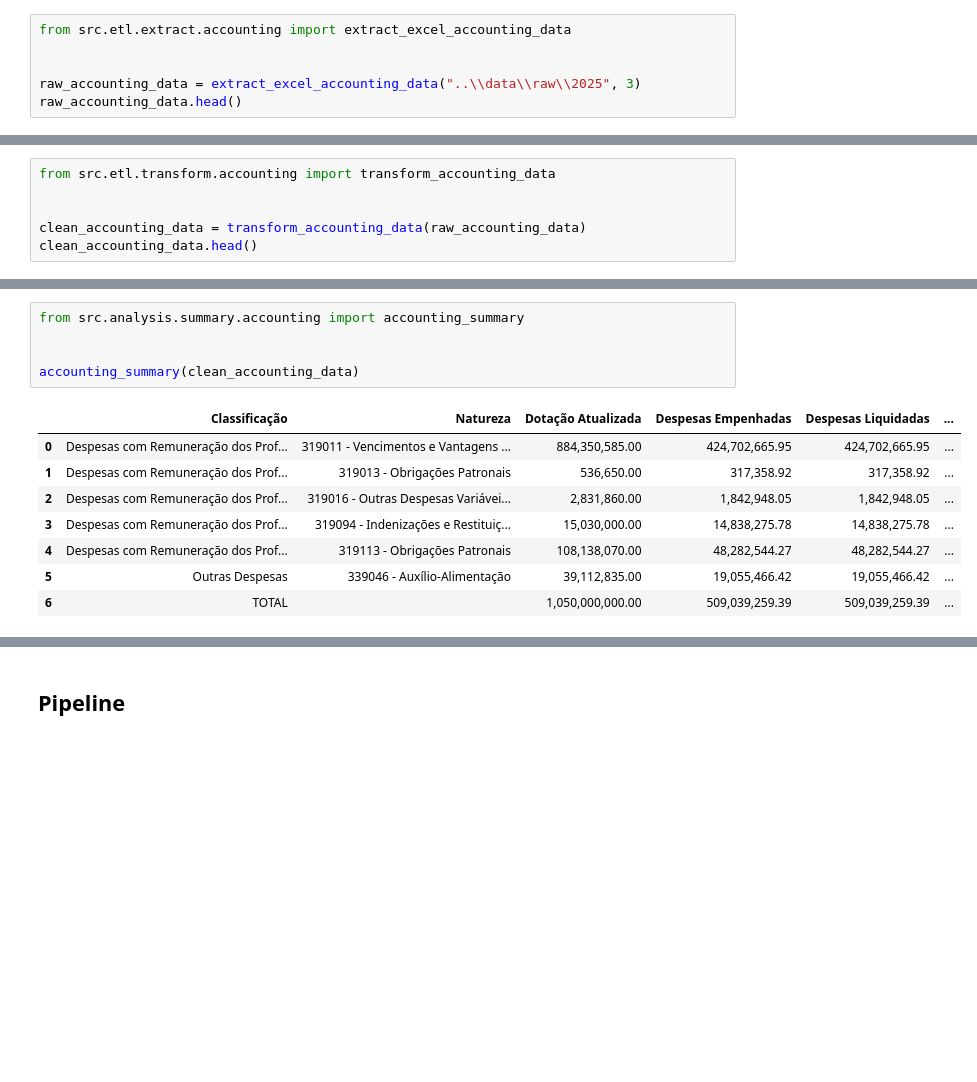
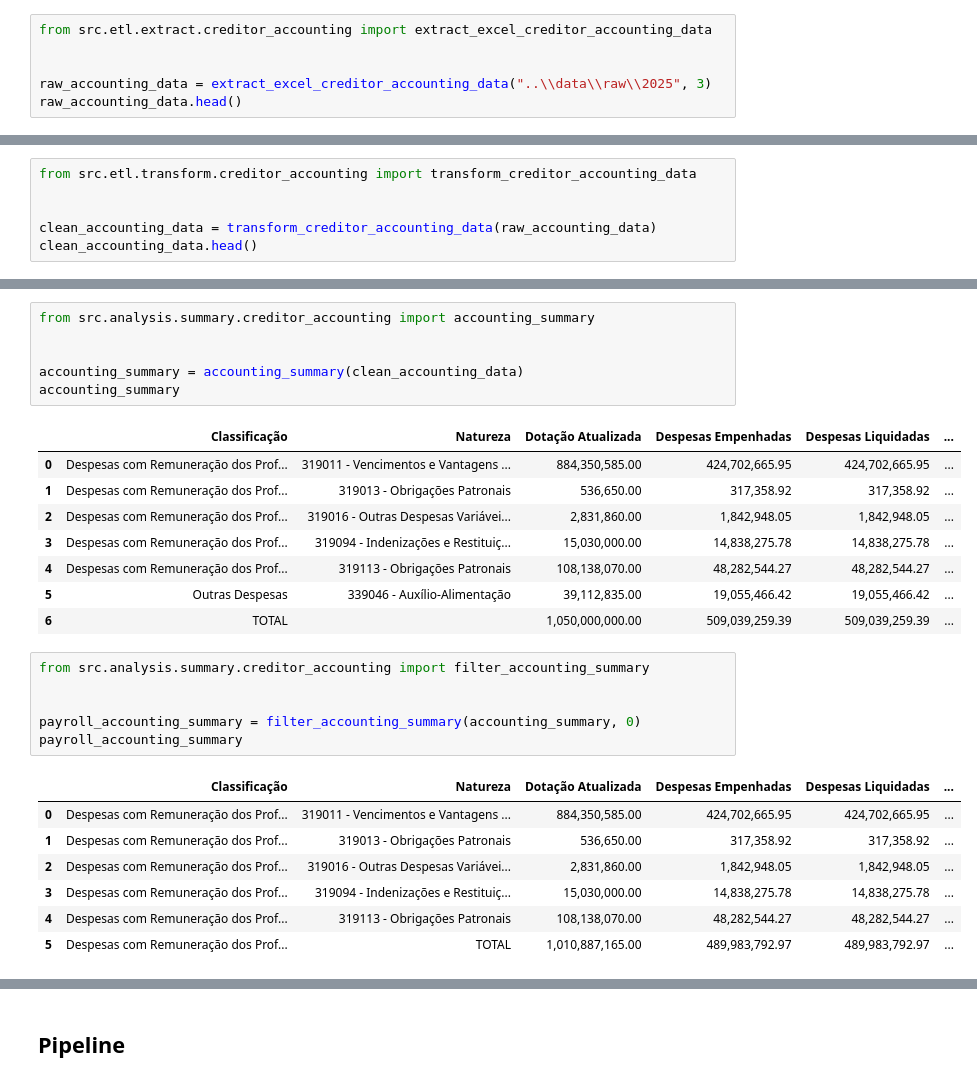
Before and after one commit to adrsb/cacs_fundeb_analysis, a Jupyter notebook: notebooks/00_exploratory_data_analysis.ipynb, the cells around one changed output, grey strips where cells are left out. Cells and saved outputs as stored; diff of their text form; blank space fills up the shorter version.

Commit message:
Adição do módulo monthly accounting e substituição do modulo accounting para o módulo creditor accounting

```diff
--- a/notebooks/00_exploratory_data_analysis.ipynb
+++ b/notebooks/00_exploratory_data_analysis.ipynb
@@ -562,8 +562,8 @@ canceled_res_relation
 # %%
-from src.etl.extract.accounting import extract_excel_accounting_data
+from src.etl.extract.creditor_accounting import extract_excel_creditor_accounting_data
 
 
-raw_accounting_data = extract_excel_accounting_data("..\\data\\raw\\2025", 3)
+raw_accounting_data = extract_excel_creditor_accounting_data("..\\data\\raw\\2025", 3)
 raw_accounting_data.head()
 # %% [output]
 |  | Unidade Gestora / Unidade Orçamen... | Natureza | Fonte | Nota de Empenho | Nota de Liquidação | PD | OB | ... |
@@ -573,10 +573,10 @@ raw_accounting_data.head()
 | 3 | NaN | NaN | NaN | 2024NE21255 | 2024NL21313 | 2025PD00748 | 2025OB00806 | ... |
 | 4 | NaN | NaN | NaN | NaN | NaN | 2025PD01304 | 2025OB03433 | ... |
 # %%
-from src.etl.transform.accounting import transform_accounting_data
+from src.etl.transform.creditor_accounting import transform_creditor_accounting_data
 
 
-clean_accounting_data = transform_accounting_data(raw_accounting_data)
+clean_accounting_data = transform_creditor_accounting_data(raw_accounting_data)
 clean_accounting_data.head()
 # %% [output]
 |  | Unidade Gestora / Unidade Orçamen... | Natureza | Fonte | Nota de Empenho | Nota de Liquidação | PD | OB | ... |
@@ -604,10 +633,11 @@ budget_summary(clean_accounting_data)
 | 7 | 6.10 | RAP do Exercício Processados | 43,868,847.12 | 0.00 | 43,868,847.12 |
 | 8 | 6.20 | RAP do Exercício Não Processados | 0.00 | 0.00 | 0.00 |
 # %%
-from src.analysis.summary.accounting import accounting_summary
+from src.analysis.summary.creditor_accounting import accounting_summary
 
 
-accounting_summary(clean_accounting_data)
+accounting_summary = accounting_summary(clean_accounting_data)
+accounting_summary
 # %% [output]
 |  | Classificação | Natureza | Dotação Atualizada | Despesas Empenhadas | Despesas Liquidadas | ... |
 | 0 | Despesas com Remuneração dos Prof... | 319011 - Vencimentos e Vantagens ... | 884,350,585.00 | 424,702,665.95 | 424,702,665.95 | ... |
@@ -617,3 +647,17 @@ accounting_summary(clean_accounting_data)
 | 4 | Despesas com Remuneração dos Prof... | 319113 - Obrigações Patronais | 108,138,070.00 | 48,282,544.27 | 48,282,544.27 | ... |
 | 5 | Outras Despesas | 339046 - Auxílio-Alimentação | 39,112,835.00 | 19,055,466.42 | 19,055,466.42 | ... |
 | 6 | TOTAL |  | 1,050,000,000.00 | 509,039,259.39 | 509,039,259.39 | ... |
+# %%
+from src.analysis.summary.creditor_accounting import filter_accounting_summary
+
+
+payroll_accounting_summary = filter_accounting_summary(accounting_summary, 0)
+payroll_accounting_summary
+# %% [output]
+|  | Classificação | Natureza | Dotação Atualizada | Despesas Empenhadas | Despesas Liquidadas | ... |
+| 0 | Despesas com Remuneração dos Prof... | 319011 - Vencimentos e Vantagens ... | 884,350,585.00 | 424,702,665.95 | 424,702,665.95 | ... |
+| 1 | Despesas com Remuneração dos Prof... | 319013 - Obrigações Patronais | 536,650.00 | 317,358.92 | 317,358.92 | ... |
+| 2 | Despesas com Remuneração dos Prof... | 319016 - Outras Despesas Variávei... | 2,831,860.00 | 1,842,948.05 | 1,842,948.05 | ... |
+| 3 | Despesas com Remuneração dos Prof... | 319094 - Indenizações e Restituiç... | 15,030,000.00 | 14,838,275.78 | 14,838,275.78 | ... |
+| 4 | Despesas com Remuneração dos Prof... | 319113 - Obrigações Patronais | 108,138,070.00 | 48,282,544.27 | 48,282,544.27 | ... |
+| 5 | Despesas com Remuneração dos Prof... | TOTAL | 1,010,887,165.00 | 489,983,792.97 | 489,983,792.97 | ... |
```
Also changed, not shown: parts of 6 cells of this notebook, 8 other files.
